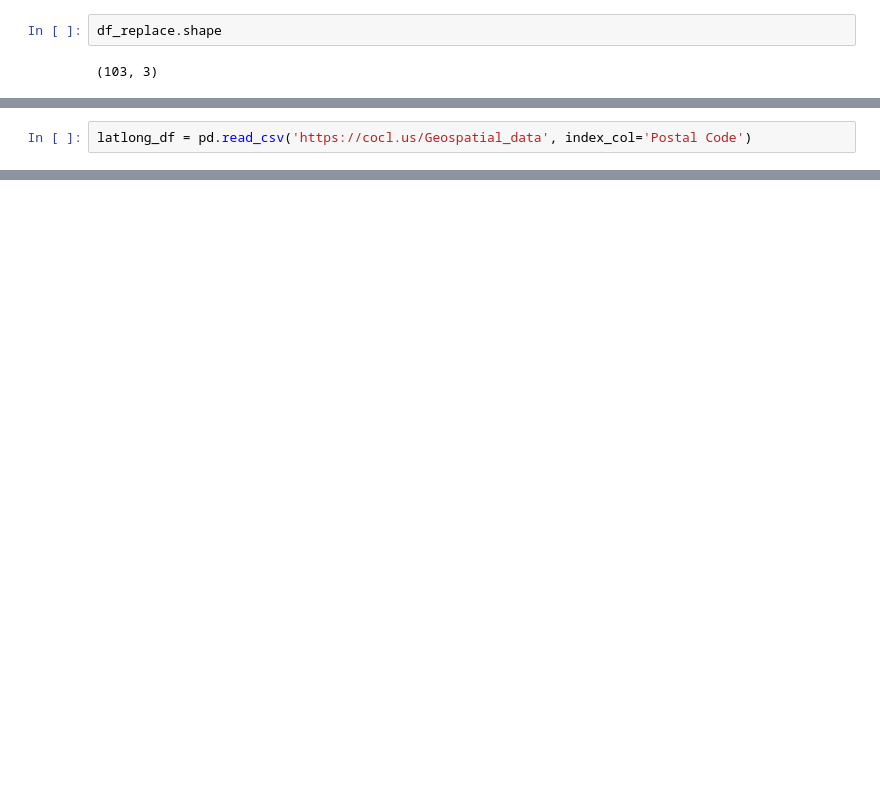
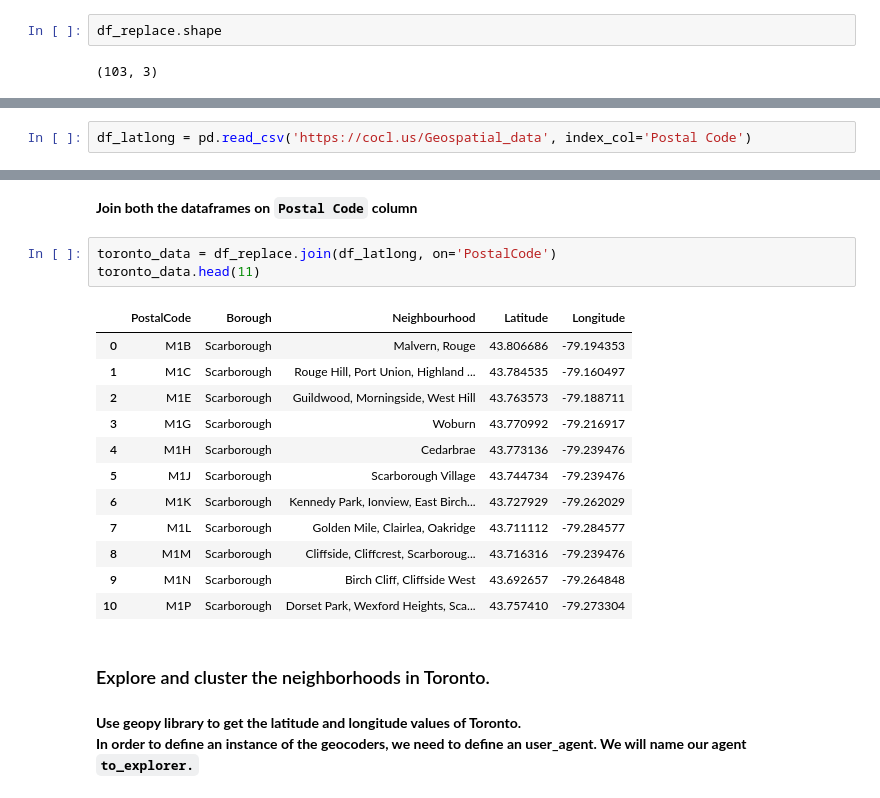
Before and after one commit to mmihaiceanu/coursera, a Jupyter notebook: Segmenting and Clustering Neighborhoods in Toronto.ipynb, the cells around one changed output, grey strips where cells are left out. Cells and saved outputs as stored; diff of their text form; blank space fills up the shorter version.

```diff
--- a/Segmenting and Clustering Neighborhoods in Toronto.ipynb
+++ b/Segmenting and Clustering Neighborhoods in Toronto.ipynb
@@ -116,3 +152,3 @@ Read the Geospatial_data file
 # %%
-latlong_df = pd.read_csv('https://cocl.us/Geospatial_data', index_col='Postal Code')
+df_latlong = pd.read_csv('https://cocl.us/Geospatial_data', index_col='Postal Code')
 # %%
@@ -125,3 +161,26 @@ latlong_df.head()
 | M1E | 43.763573 | -79.188711 |
 | M1G | 43.770992 | -79.216917 |
 | M1H | 43.773136 | -79.239476 |
+# %% [markdown]
+**Join both the dataframes on `Postal Code` column**
+# %%
+toronto_data = df_replace.join(df_latlong, on='PostalCode')
+toronto_data.head(11)
+# %% [output]
+|  | PostalCode | Borough | Neighbourhood | Latitude | Longitude |
+| 0 | M1B | Scarborough | Malvern, Rouge | 43.806686 | -79.194353 |
+| 1 | M1C | Scarborough | Rouge Hill, Port Union, Highland ... | 43.784535 | -79.160497 |
+| 2 | M1E | Scarborough | Guildwood, Morningside, West Hill | 43.763573 | -79.188711 |
+| 3 | M1G | Scarborough | Woburn | 43.770992 | -79.216917 |
+| 4 | M1H | Scarborough | Cedarbrae | 43.773136 | -79.239476 |
+| 5 | M1J | Scarborough | Scarborough Village | 43.744734 | -79.239476 |
+| 6 | M1K | Scarborough | Kennedy Park, Ionview, East Birch... | 43.727929 | -79.262029 |
+| 7 | M1L | Scarborough | Golden Mile, Clairlea, Oakridge | 43.711112 | -79.284577 |
+| 8 | M1M | Scarborough | Cliffside, Cliffcrest, Scarboroug... | 43.716316 | -79.239476 |
+| 9 | M1N | Scarborough | Birch Cliff, Cliffside West | 43.692657 | -79.264848 |
+| 10 | M1P | Scarborough | Dorset Park, Wexford Heights, Sca... | 43.757410 | -79.273304 |
+# %% [markdown]
+### Explore and cluster the neighborhoods in Toronto.
+# %% [markdown]
+**Use geopy library to get the latitude and longitude values of Toronto.
+In order to define an instance of the geocoders, we need to define an user_agent. We will name our agent `to_explorer.`**
```
Also changed, not shown: parts of 80 cells of this notebook.
